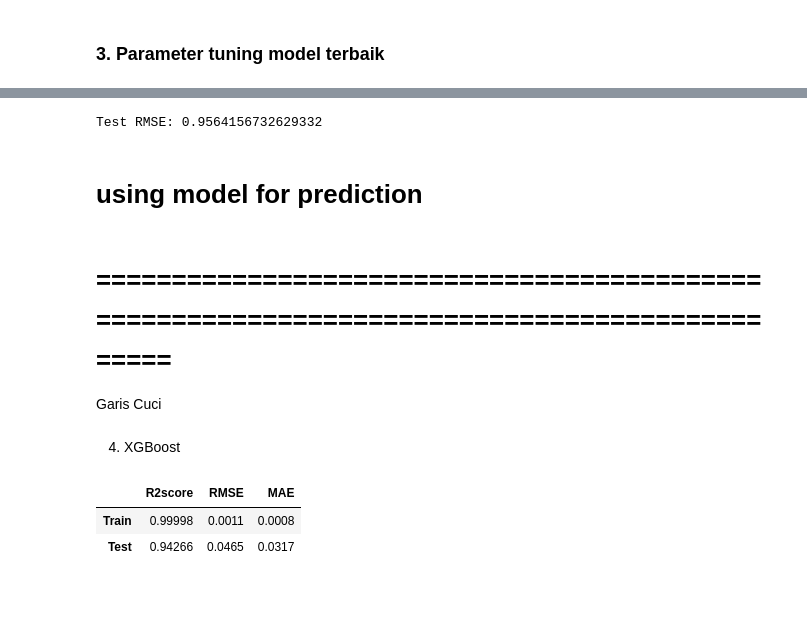
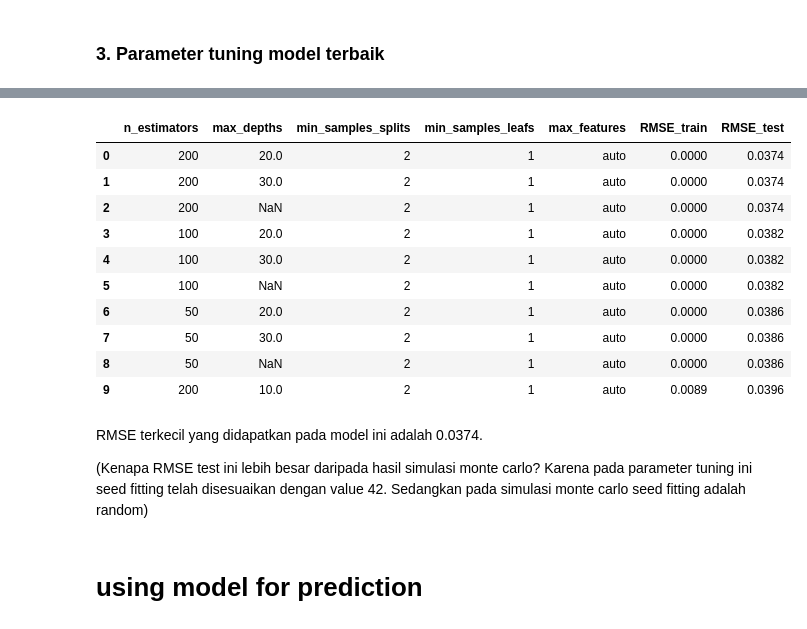
Before and after one commit to Rheyhan/Tugas-Magang-Dept, a Jupyter notebook: src/Main.ipynb, the cells around one changed output, grey strips where cells are left out. Saved outputs shown, nothing was run; the diff lists cells and outputs as text; code cells hidden in the pictures; blank space fills up the shorter version.

```diff
--- a/src/Main.ipynb
+++ b/src/Main.ipynb
@@ -653,26 +616,58 @@ One or more of the test scores are non-finite: [nan nan nan nan nan nan nan nan
-# %%
-et_best = grid_search.best_estimator_
-
-# Evaluate on the test data
-test_prediction = et_best.predict(test_X)
-test_rmse = (r2_score(test_y, test_prediction))
-
-print("Test RMSE:", test_rmse)
-# %% [output]
-Test RMSE: 0.9564156732629332
+# %%
+param_grid = {
+    'n_estimators': [50, 100, 200],
+    'max_depths': [10, 20, 30, None],
+    'min_samples_splits': [2, 5, 10],
+    'min_samples_leafs': [1, 2, 4],
+    'max_features': ['auto', 'sqrt', 'log2']
+}
+temp = []
+
+total_combinations = (len(param_grid['n_estimators']) *
+                       len(param_grid['max_depths']) *
+                       len(param_grid['min_samples_splits']) *
+                       len(param_grid['min_samples_leafs']) *
+                       len(param_grid['max_features']))
+
+
+with tqdm(total=total_combinations, bar_format='{l_bar}{bar} {n_fmt}/{total_fmt}', ncols=100) as pbar:
+    for n_estimator in param_grid["n_estimators"]:
+        for max_depth in param_grid["max_depths"]:
+            for min_samples_splits in param_grid["min_samples_splits"]:
+                for min_samples_leaf in param_grid["min_samples_leafs"]:
+                    for max_features in param_grid["max_features"]:
+                        try:
+                            et_model = ExtraTreesRegressor(random_state=42, n_estimators=n_estimator, max_depth=max_depth,
+                                                        min_samples_split=min_samples_splits, min_samples_leaf=min_samples_leaf,
+                                                        max_features=max_features)
+                            et_model.fit(train_X, train_y)
+                            train_predicted = et_model.predict(train_X)
+                            test_predicted = et_model.predict(test_X)
+                            temp.append([n_estimator, max_depth, min_samples_splits, min_samples_leaf, max_features, round(sqrt(mean_squared_error(train_y, train_predicted)), 4), round(sqrt(mean_squared_error(test_y, test_predicted)), 4)])
+                            pbar.update(1)
+                        except:
+                            pass
+                            pbar.update(1)
+# %%
+temp = np.array(temp)
+# 10 Parameter Terbaik
+pd.DataFrame(sorted(temp, key=lambda x:x[-1])[0:10], columns=["n_estimators", "max_depths", "min_samples_splits", "min_samples_leafs", "max_features", "RMSE_train", "RMSE_test"])
+# %% [output]
+|  | n_estimators | max_depths | min_samples_splits | min_samples_leafs | max_features | RMSE_train | RMSE_test |
+| 0 | 200 | 20.0 | 2 | 1 | auto | 0.0000 | 0.0374 |
+| 1 | 200 | 30.0 | 2 | 1 | auto | 0.0000 | 0.0374 |
+| 2 | 200 | NaN | 2 | 1 | auto | 0.0000 | 0.0374 |
+| 3 | 100 | 20.0 | 2 | 1 | auto | 0.0000 | 0.0382 |
+| 4 | 100 | 30.0 | 2 | 1 | auto | 0.0000 | 0.0382 |
+| 5 | 100 | NaN | 2 | 1 | auto | 0.0000 | 0.0382 |
+| 6 | 50 | 20.0 | 2 | 1 | auto | 0.0000 | 0.0386 |
+| 7 | 50 | 30.0 | 2 | 1 | auto | 0.0000 | 0.0386 |
+| 8 | 50 | NaN | 2 | 1 | auto | 0.0000 | 0.0386 |
+| 9 | 200 | 10.0 | 2 | 1 | auto | 0.0089 | 0.0396 |
+# %% [markdown]
+RMSE terkecil yang didapatkan pada model ini adalah 0.0374.
+
+
+(Kenapa RMSE test ini lebih besar daripada hasil simulasi monte carlo? Karena pada parameter tuning ini seed fitting telah disesuaikan dengan value 42. Sedangkan pada simulasi monte carlo seed fitting adalah random)
 # %% [markdown]
 # using model for prediction
-# %% [markdown]
-# =============================================================================================
-Garis Cuci
-# %% [markdown]
-4. XGBoost
-# %%
-xgb_r = xg.XGBRegressor()
-xgb_r.fit(train_X, train_y)
-
-accuracy_test(xgb_r)
-# %% [output]
-|  | R2score | RMSE | MAE |
-| Train | 0.99998 | 0.0011 | 0.0008 |
-| Test | 0.94266 | 0.0465 | 0.0317 |
```
Also changed, not shown: parts of 4 cells of this notebook.
